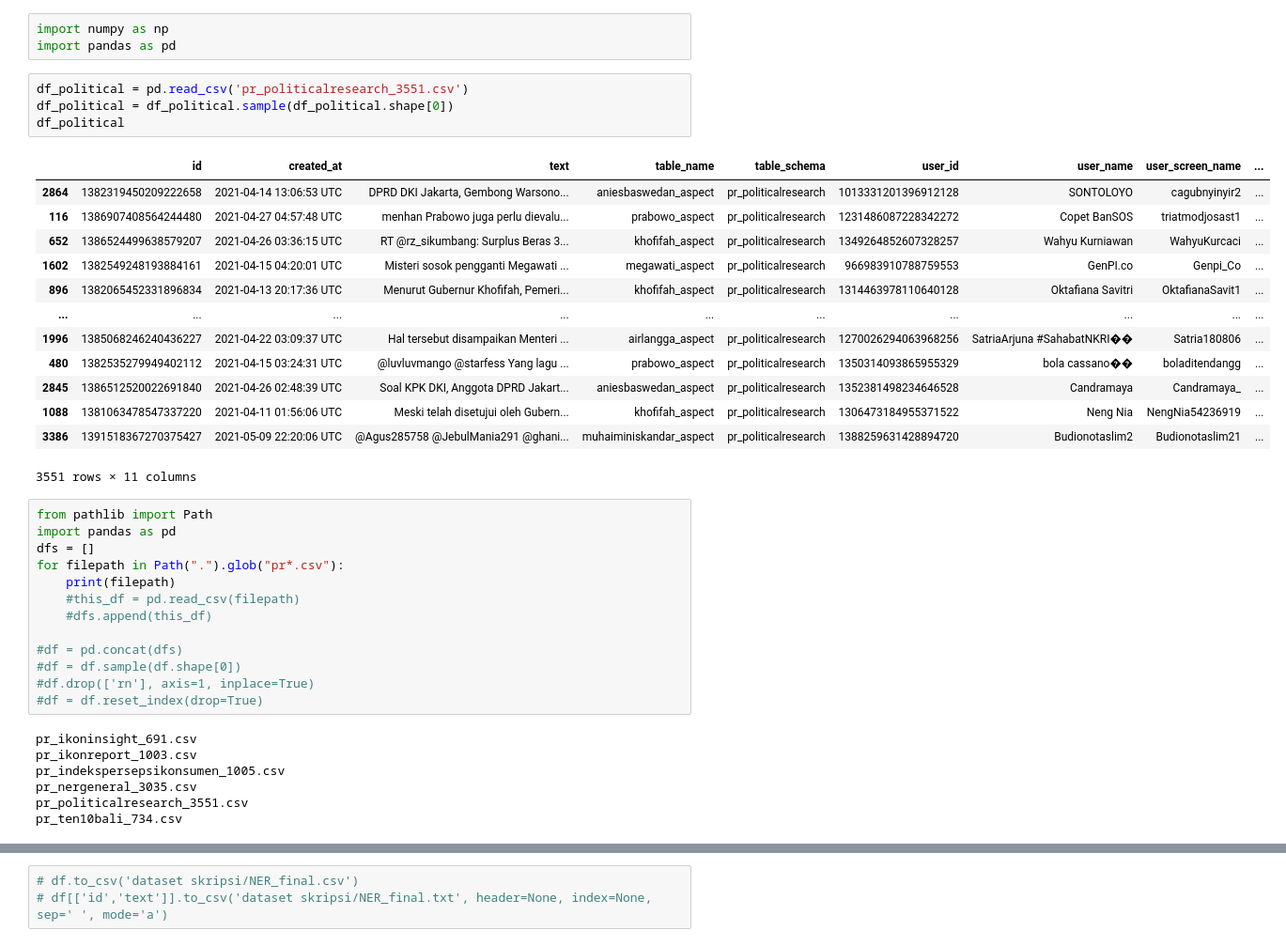
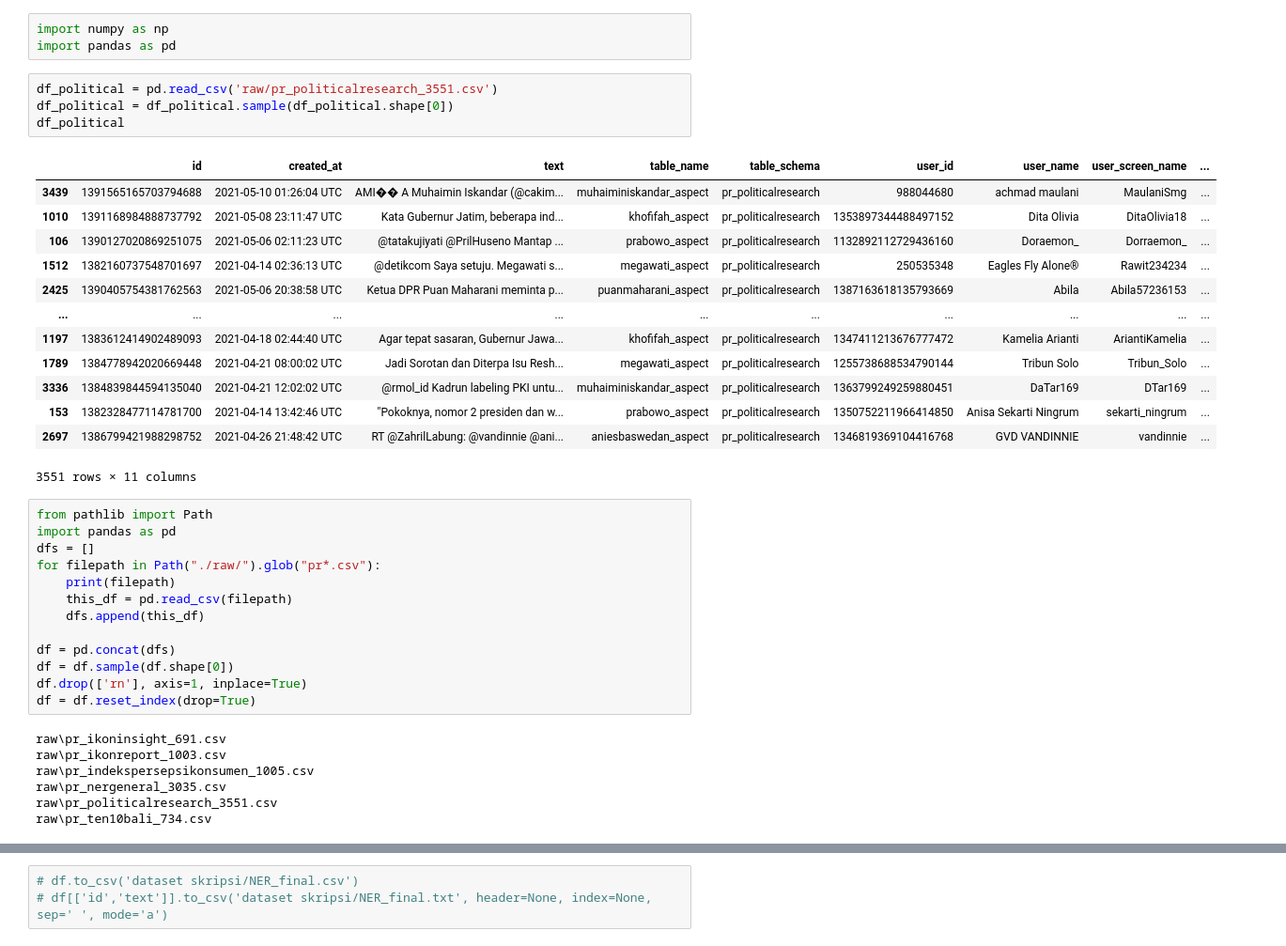
Before and after one commit to anwarfarihin/ner-idn-tweet, a Jupyter notebook: Dataset/merge_dataset.ipynb, the cells around one changed output, grey strips where cells are left out. Shown: that part at 94% size. Cells and saved outputs as stored; diff of their text form.

```diff
--- a/Dataset/merge_dataset.ipynb
+++ b/Dataset/merge_dataset.ipynb
@@ -2,43 +2,43 @@
 import numpy as np
 import pandas as pd
 # %%
-df_political = pd.read_csv('pr_politicalresearch_3551.csv')
+df_political = pd.read_csv('raw/pr_politicalresearch_3551.csv')
 df_political = df_political.sample(df_political.shape[0])
 df_political
 # %% [output]
 |  | id | created_at | text | table_name | table_schema | user_id | user_name | user_screen_name | ... |
-| 2864 | 1382319450209222658 | 2021-04-14 13:06:53 UTC | DPRD DKI Jakarta, Gembong Warsono... | aniesbaswedan_aspect | pr_politicalresearch | 1013331201396912128 | SONTOLOYO | cagubnyinyir2 | ... |
-| 116 | 1386907408564244480 | 2021-04-27 04:57:48 UTC | menhan Prabowo juga perlu dievalu... | prabowo_aspect | pr_politicalresearch | 1231486087228342272 | Copet BanSOS | triatmodjosast1 | ... |
-| 652 | 1386524499638579207 | 2021-04-26 03:36:15 UTC | RT @rz_sikumbang: Surplus Beras 3... | khofifah_aspect | pr_politicalresearch | 1349264852607328257 | Wahyu Kurniawan | WahyuKurcaci | ... |
-| 1602 | 1382549248193884161 | 2021-04-15 04:20:01 UTC | Misteri sosok pengganti Megawati ... | megawati_aspect | pr_politicalresearch | 966983910788759553 | GenPI.co | Genpi_Co | ... |
-| 896 | 1382065452331896834 | 2021-04-13 20:17:36 UTC | Menurut Gubernur Khofifah, Pemeri... | khofifah_aspect | pr_politicalresearch | 1314463978110640128 | Oktafiana Savitri | OktafianaSavit1 | ... |
+| 3439 | 1391565165703794688 | 2021-05-10 01:26:04 UTC | AMI�� A Muhaimin Iskandar (@cakim... | muhaiminiskandar_aspect | pr_politicalresearch | 988044680 | achmad maulani | MaulaniSmg | ... |
+| 1010 | 1391168984888737792 | 2021-05-08 23:11:47 UTC | Kata Gubernur Jatim, beberapa ind... | khofifah_aspect | pr_politicalresearch | 1353897344488497152 | Dita Olivia | DitaOlivia18 | ... |
+| 106 | 1390127020869251075 | 2021-05-06 02:11:23 UTC | @tatakujiyati @PrilHuseno Mantap ... | prabowo_aspect | pr_politicalresearch | 1132892112729436160 | Doraemon_ | Dorraemon_ | ... |
+| 1512 | 1382160737548701697 | 2021-04-14 02:36:13 UTC | @detikcom Saya setuju. Megawati s... | megawati_aspect | pr_politicalresearch | 250535348 | Eagles Fly Alone® | Rawit234234 | ... |
+| 2425 | 1390405754381762563 | 2021-05-06 20:38:58 UTC | Ketua DPR Puan Maharani meminta p... | puanmaharani_aspect | pr_politicalresearch | 1387163618135793669 | Abila | Abila57236153 | ... |
 | ... | ... | ... | ... | ... | ... | ... | ... | ... | ... |
-| 1996 | 1385068246240436227 | 2021-04-22 03:09:37 UTC | Hal tersebut disampaikan Menteri ... | airlangga_aspect | pr_politicalresearch | 1270026294063968256 | SatriaArjuna #SahabatNKRI�� | Satria180806 | ... |
-| 480 | 1382535279949402112 | 2021-04-15 03:24:31 UTC | @luvluvmango @starfess Yang lagu ... | prabowo_aspect | pr_politicalresearch | 1350314093865955329 | bola cassano�� | boladitendangg | ... |
-| 2845 | 1386512520022691840 | 2021-04-26 02:48:39 UTC | Soal KPK DKI, Anggota DPRD Jakart... | aniesbaswedan_aspect | pr_politicalresearch | 1352381498234646528 | Candramaya | Candramaya_ | ... |
-| 1088 | 1381063478547337220 | 2021-04-11 01:56:06 UTC | Meski telah disetujui oleh Gubern... | khofifah_aspect | pr_politicalresearch | 1306473184955371522 | Neng Nia | NengNia54236919 | ... |
-| 3386 | 1391518367270375427 | 2021-05-09 22:20:06 UTC | @Agus285758 @JebulMania291 @ghani... | muhaiminiskandar_aspect | pr_politicalresearch | 1388259631428894720 | Budionotaslim2 | Budionotaslim21 | ... |
+| 1197 | 1383612414902489093 | 2021-04-18 02:44:40 UTC | Agar tepat sasaran, Gubernur Jawa... | khofifah_aspect | pr_politicalresearch | 1347411213676777472 | Kamelia Arianti | AriantiKamelia | ... |
+| 1789 | 1384778942020669448 | 2021-04-21 08:00:02 UTC | Jadi Sorotan dan Diterpa Isu Resh... | megawati_aspect | pr_politicalresearch | 1255738688534790144 | Tribun Solo | Tribun_Solo | ... |
+| 3336 | 1384839844594135040 | 2021-04-21 12:02:02 UTC | @rmol_id Kadrun labeling PKI untu... | muhaiminiskandar_aspect | pr_politicalresearch | 1363799249259880451 | DaTar169 | DTar169 | ... |
+| 153 | 1382328477114781700 | 2021-04-14 13:42:46 UTC | "Pokoknya, nomor 2 presiden dan w... | prabowo_aspect | pr_politicalresearch | 1350752211966414850 | Anisa Sekarti Ningrum | sekarti_ningrum | ... |
+| 2697 | 1386799421988298752 | 2021-04-26 21:48:42 UTC | RT @ZahrilLabung: @vandinnie @ani... | aniesbaswedan_aspect | pr_politicalresearch | 1346819369104416768 | GVD VANDINNIE | vandinnie | ... |
 3551 rows × 11 columns
 # %%
 from pathlib import Path
 import pandas as pd
 dfs = []
-for filepath in Path(".").glob("pr*.csv"):
+for filepath in Path("./raw/").glob("pr*.csv"):
     print(filepath)
-    #this_df = pd.read_csv(filepath)
-    #dfs.append(this_df)
+    this_df = pd.read_csv(filepath)
+    dfs.append(this_df)
 
-#df = pd.concat(dfs)
-#df = df.sample(df.shape[0])
-#df.drop(['rn'], axis=1, inplace=True)
-#df = df.reset_index(drop=True)
+df = pd.concat(dfs)
+df = df.sample(df.shape[0])
+df.drop(['rn'], axis=1, inplace=True)
+df = df.reset_index(drop=True)
 # %% [output]
-pr_ikoninsight_691.csv
-pr_ikonreport_1003.csv
-pr_indekspersepsikonsumen_1005.csv
-pr_nergeneral_3035.csv
-pr_politicalresearch_3551.csv
-pr_ten10bali_734.csv
+raw\pr_ikoninsight_691.csv
+raw\pr_ikonreport_1003.csv
+raw\pr_indekspersepsikonsumen_1005.csv
+raw\pr_nergeneral_3035.csv
+raw\pr_politicalresearch_3551.csv
+raw\pr_ten10bali_734.csv
 # %%
 df
 # %% [output]
```
Also changed, not shown: parts of 7 cells of this notebook, 19 other files.
